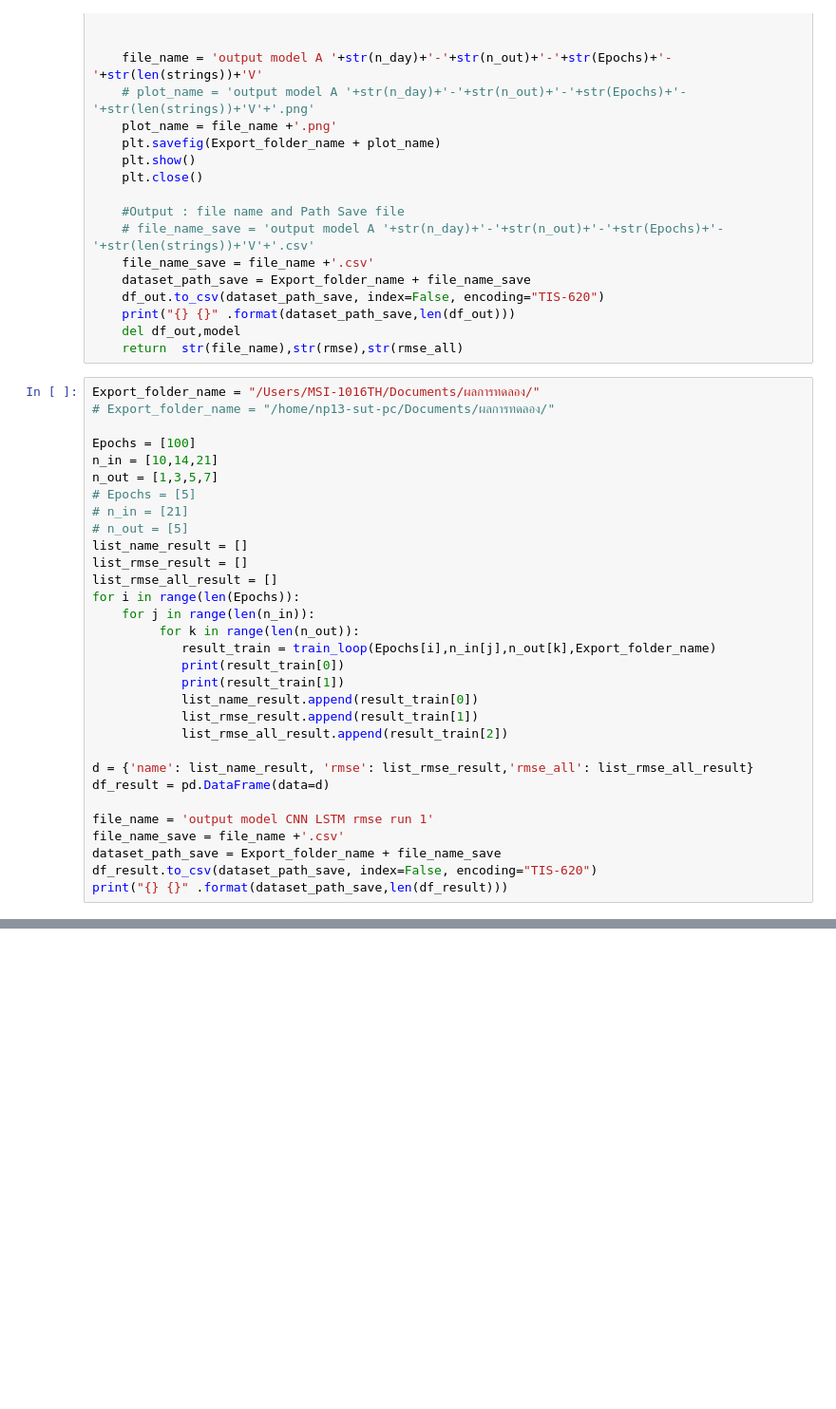
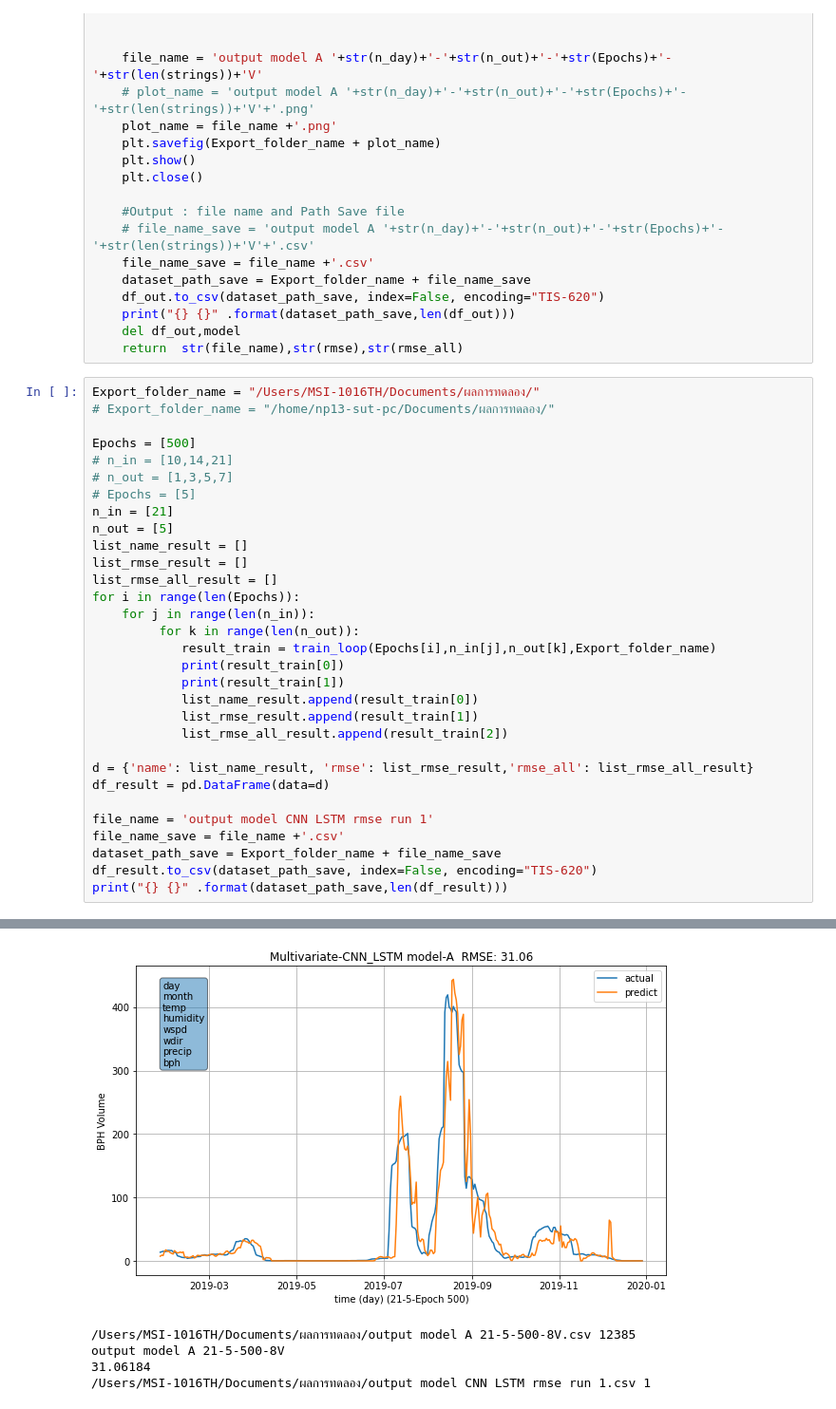
Before and after one commit to D6200763-SUT/SUT_Rice_Project_2021, a Jupyter notebook: Result-2_Multivariate_CNN_LSTM_model_Time-series Model A R1.ipynb, the cells around one changed output, grey strips where cells are left out. Shown at 95% size. Saved outputs shown, nothing was run; the diff lists cells and outputs as text; blank space fills up the shorter version.

```diff
--- a/Result-2_Multivariate_CNN_LSTM_model_Time-series Model A R1.ipynb
+++ b/Result-2_Multivariate_CNN_LSTM_model_Time-series Model A R1.ipynb
@@ -599,12 +594,12 @@ def train_loop(Epoc,n_input,n_output,Export_folder_name):
 Export_folder_name = "/Users/MSI-1016TH/Documents/ผลการทดลอง/"
 # Export_folder_name = "/home/np13-sut-pc/Documents/ผลการทดลอง/"
 
-Epochs = [100]
-n_in = [10,14,21]
-n_out = [1,3,5,7]
+Epochs = [500]
+# n_in = [10,14,21]
+# n_out = [1,3,5,7]
 # Epochs = [5]
-# n_in = [21]
-# n_out = [5]
+n_in = [21]
+n_out = [5]
 list_name_result = []
 list_rmse_result = []
 list_rmse_all_result = []
@@ -634,0 +642,5 @@ Epoch 1/100
+[figure, added]
+/Users/MSI-1016TH/Documents/ผลการทดลอง/output model A 21-5-500-8V.csv 12385
+output model A 21-5-500-8V
+31.06184
+/Users/MSI-1016TH/Documents/ผลการทดลอง/output model CNN LSTM rmse run 1.csv 1
```
Also changed, not shown: parts of 3 cells of this notebook, 1 other file.
